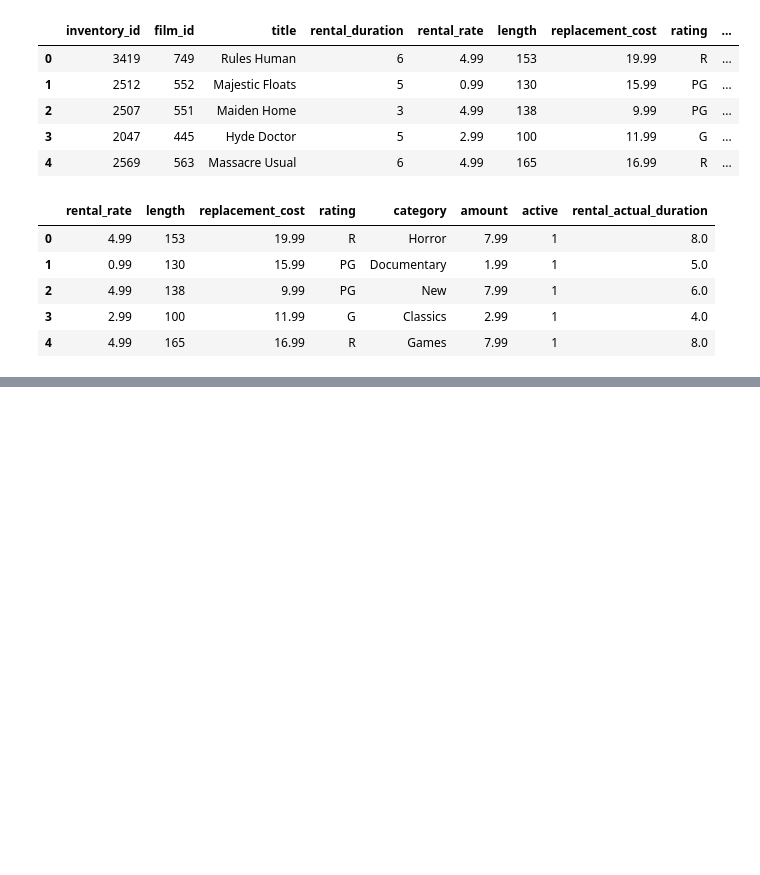
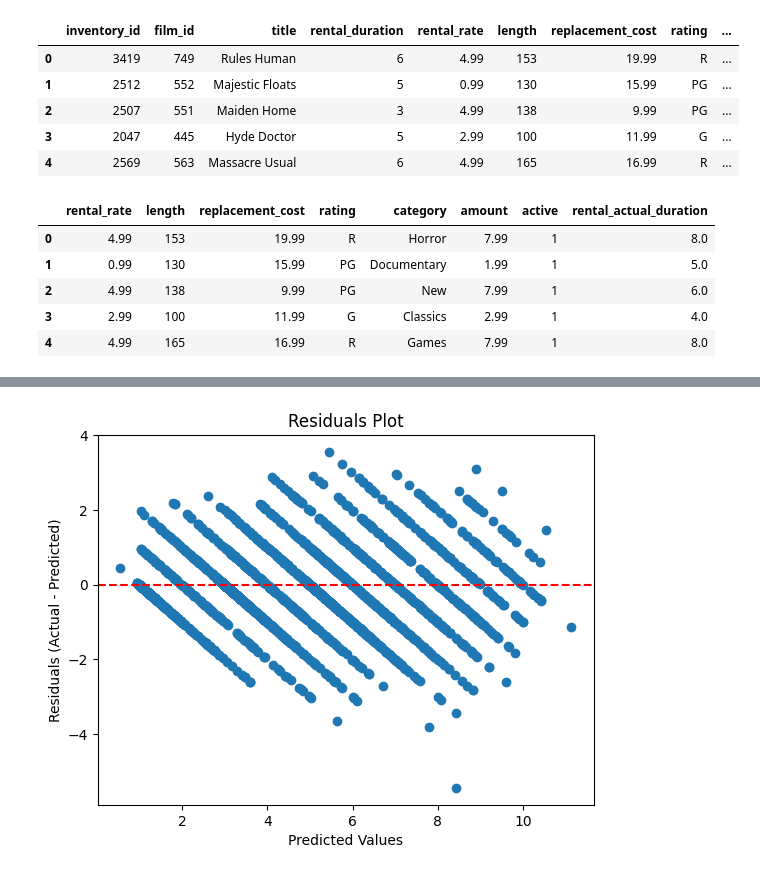
Before and after one commit to saromaddy/dvdrentaldl, a Jupyter notebook: rentaldayapproach.ipynb, the cells around one changed output, grey strips where cells are left out. Saved outputs shown, nothing was run; the diff lists cells and outputs as text; code cells hidden in the pictures; blank space fills up the shorter version.

```diff
--- a/rentaldayapproach.ipynb
+++ b/rentaldayapproach.ipynb
@@ -54,0 +231,13 @@ df.head()
+# %%
+# Get predictions for the test set
+y_pred = model1.predict(x_test)
+
+# If y_test is a pandas Series, convert it to a NumPy array
+if isinstance(y_test, pd.Series):
+    y_test = y_test.values
+
+# Flatten y_pred if it's a 2D array
+y_pred = y_pred.flatten()
+
+# Calculate residuals (errors)
+residuals = y_test - y_pred
@@ -54,0 +246,10 @@ df.head()
+# %%
+# Plot residuals
+plt.scatter(y_pred, residuals)
+plt.title('Residuals Plot')
+plt.xlabel('Predicted Values')
+plt.ylabel('Residuals (Actual - Predicted)')
+plt.axhline(y=0, color='r', linestyle='--')
+plt.show()
+# %% [output]
+[figure, added]
```
Also changed, not shown: parts of 25 cells of this notebook, 2 other files.
